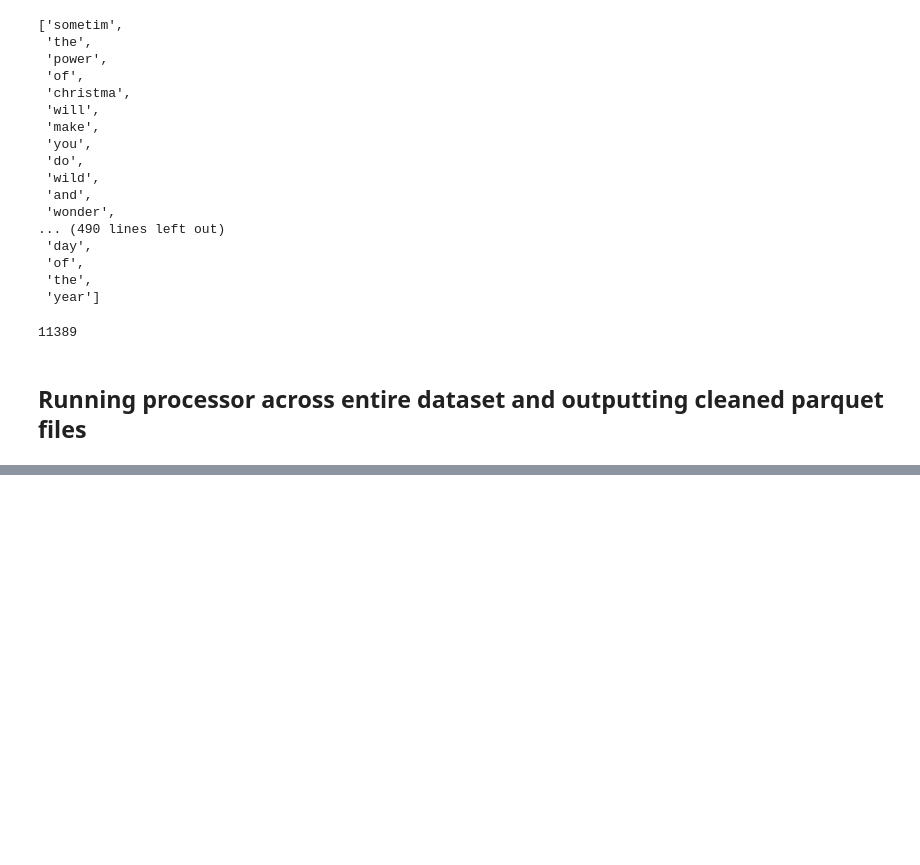
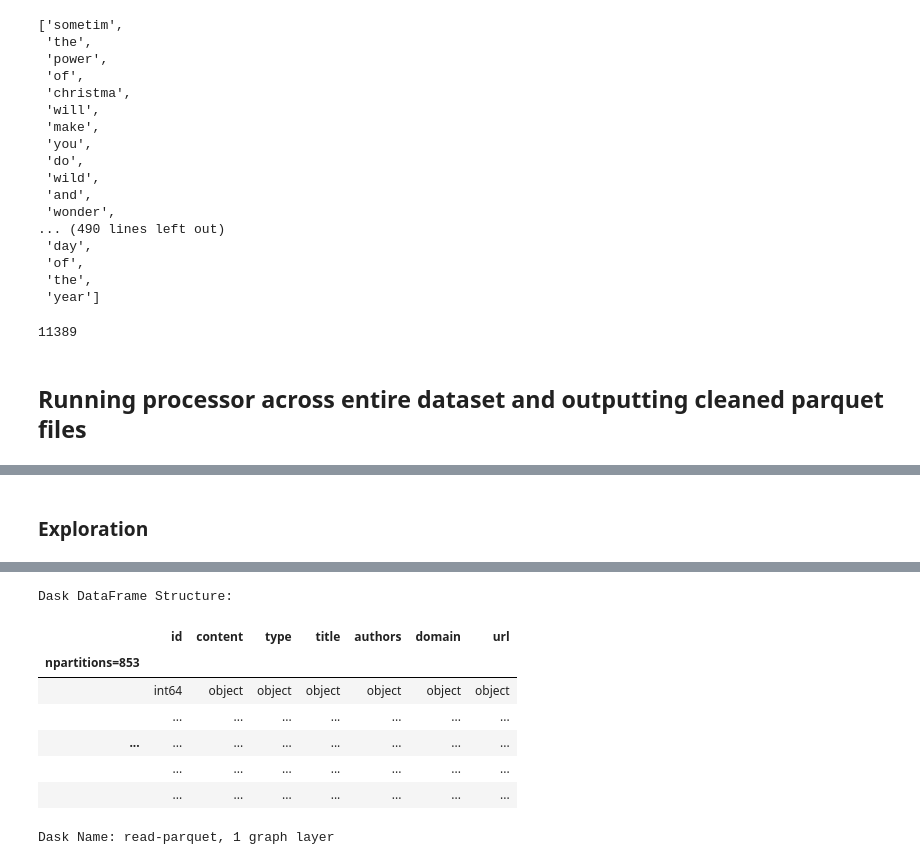
Before and after one commit to KristianDamPedersen/fakenewsproject, a Jupyter notebook: textprocessing.ipynb, the cells around one changed output, grey strips where cells are left out. Cells and saved outputs as stored; diff of their text form; code cells hidden in the pictures; blank space fills up the shorter version.

```diff
--- a/textprocessing.ipynb
+++ b/textprocessing.ipynb
@@ -272,5 +266,5 @@ ddf.partitions[0].compute()
 # %%
 # Apply preprocessing to the data
-client.restart()
-ddf = ddf.assign(cleaned_content=ddf.content.apply(preprocess, meta=('content', 'str')))
-ddf.persist()
+# client.restart()
+# ddf = ddf.assign(cleaned_content=ddf.content.apply(preprocess, meta=('content', 'str')))
+# ddf.persist()
@@ -310,0 +277,7 @@ ddf.partitions[0].compute()
+# %% [markdown]
+### Exploration
+# %%
+client.restart()
+ddf.repartition(npartitions=1000)
+ddf.persist()
+# %% [output]
@@ -310,0 +286,9 @@ ddf.partitions[0].compute()
+Dask DataFrame Structure:
+|  | id | content | type | title | authors | domain | url |
+| npartitions=853 |  |  |  |  |  |  |  |
+|  | int64 | object | object | object | object | object | object |
+|  | ... | ... | ... | ... | ... | ... | ... |
+| ... | ... | ... | ... | ... | ... | ... | ... |
+|  | ... | ... | ... | ... | ... | ... | ... |
+|  | ... | ... | ... | ... | ... | ... | ... |
+Dask Name: read-parquet, 1 graph layer
```
Also changed, not shown: parts of 10 cells of this notebook, 1 other file.
